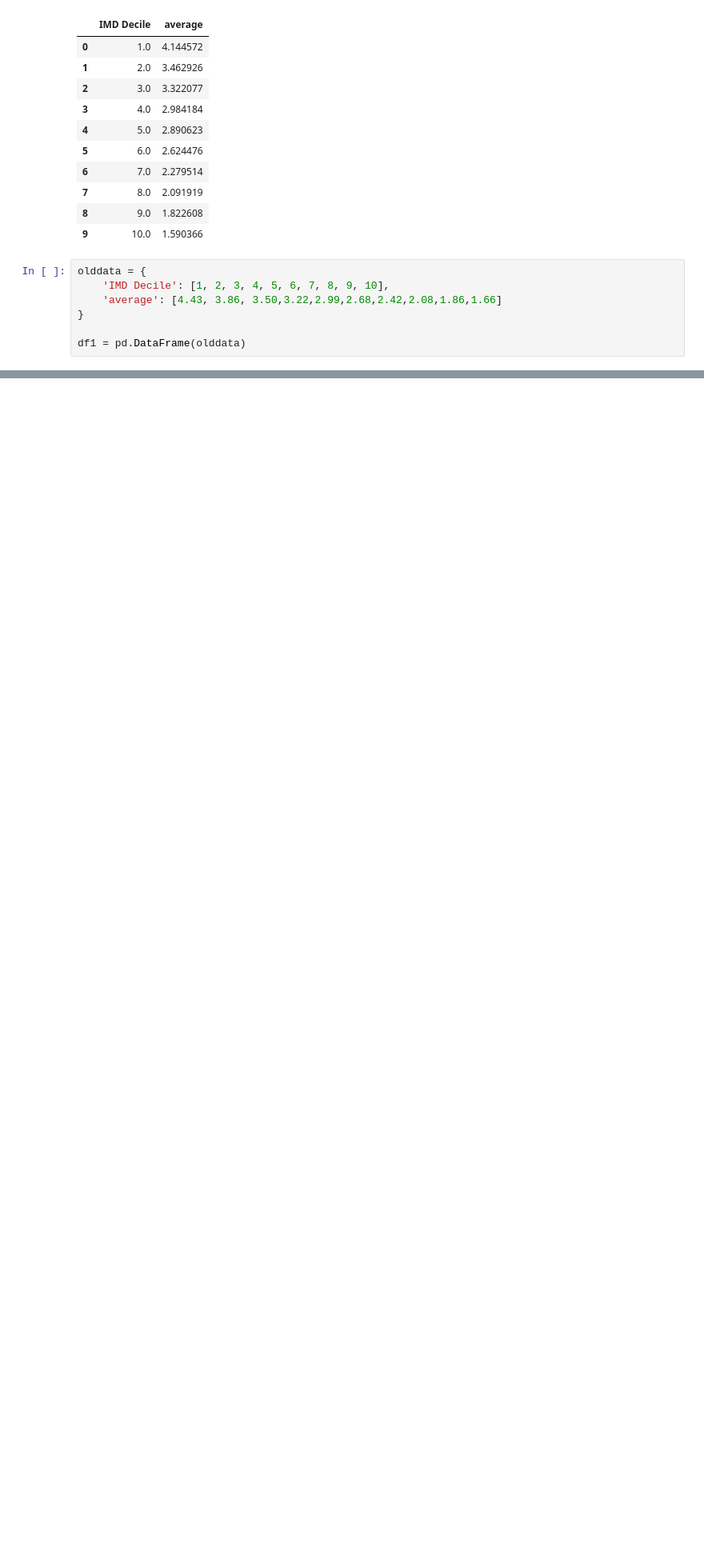
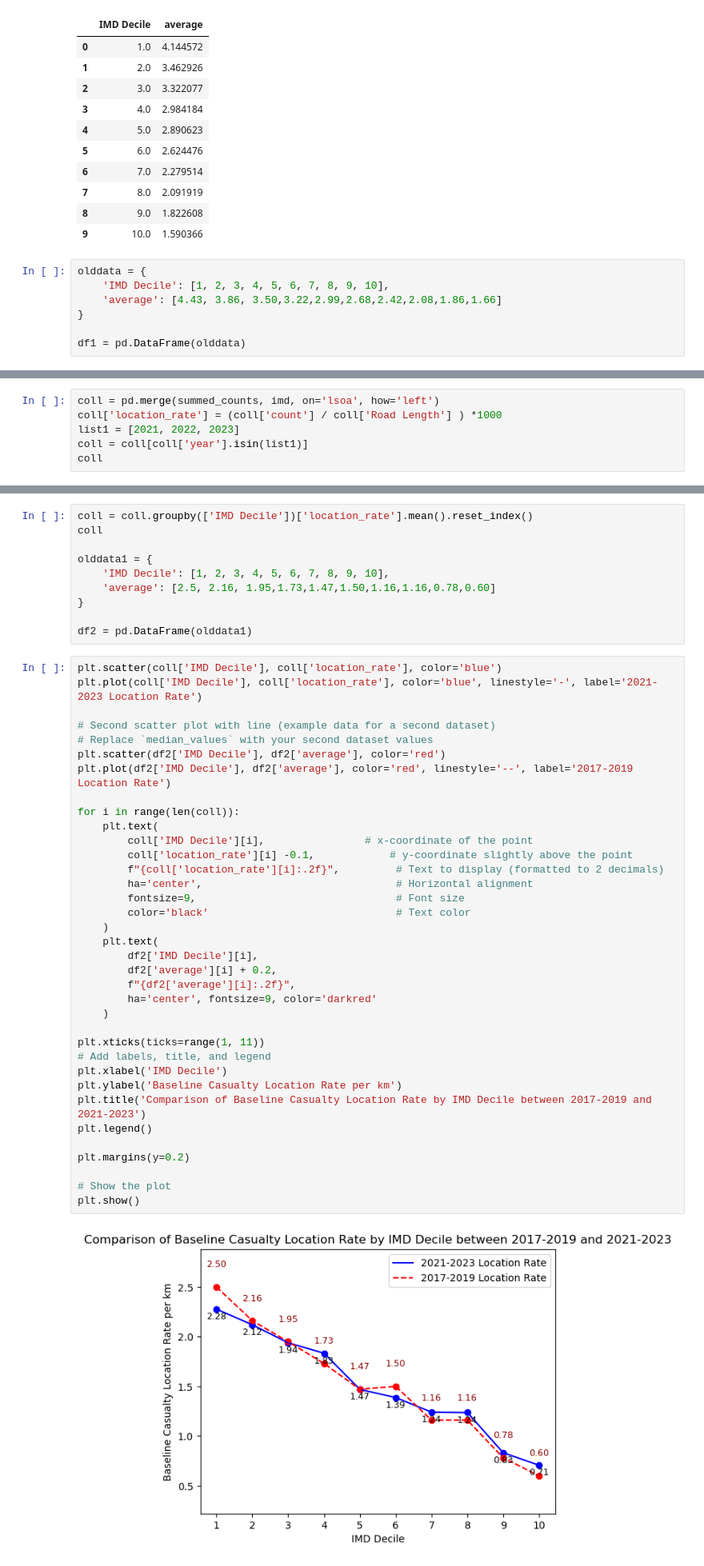
Before and after one commit to jwkee0420/Quantitative-Methods, a Jupyter notebook: Jin_safety_descriptive_statistics.ipynb, the cells around one changed output, grey strips where cells are left out. Shown at 80% size. Cells and saved outputs as stored; diff of their text form; blank space fills up the shorter version.

Commit message:
casualtylocationrate

```diff
--- a/Jin_safety_descriptive_statistics.ipynb
+++ b/Jin_safety_descriptive_statistics.ipynb
@@ -618,0 +675,6 @@ plt.show()
+# %%
+coll = pd.merge(summed_counts, imd, on='lsoa', how='left')
+coll['location_rate'] = (coll['count'] / coll['Road Length'] ) *1000
+list1 = [2021, 2022, 2023]
+coll = coll[coll['year'].isin(list1)]
+coll
@@ -618,0 +695,48 @@ plt.show()
+# %%
+coll = coll.groupby(['IMD Decile'])['location_rate'].mean().reset_index()
+coll
+
+olddata1 = {
+    'IMD Decile': [1, 2, 3, 4, 5, 6, 7, 8, 9, 10],
+    'average': [2.5, 2.16, 1.95,1.73,1.47,1.50,1.16,1.16,0.78,0.60]
+}
+
+df2 = pd.DataFrame(olddata1)
+# %%
+plt.scatter(coll['IMD Decile'], coll['location_rate'], color='blue')
+plt.plot(coll['IMD Decile'], coll['location_rate'], color='blue', linestyle='-', label='2021-2023 Location Rate')
+
+# Second scatter plot with line (example data for a second dataset)
+# Replace `median_values` with your second dataset values
+plt.scatter(df2['IMD Decile'], df2['average'], color='red')
+plt.plot(df2['IMD Decile'], df2['average'], color='red', linestyle='--', label='2017-2019 Location Rate')
+
+for i in range(len(coll)):
+    plt.text(
+        coll['IMD Decile'][i],                # x-coordinate of the point
+        coll['location_rate'][i] -0.1,            # y-coordinate slightly above the point
+        f"{coll['location_rate'][i]:.2f}",         # Text to display (formatted to 2 decimals)
+        ha='center',                               # Horizontal alignment
+        fontsize=9,                                # Font size
+        color='black'                              # Text color
+    )
+    plt.text(
+        df2['IMD Decile'][i],
+        df2['average'][i] + 0.2,
+        f"{df2['average'][i]:.2f}",
+        ha='center', fontsize=9, color='darkred'
+    )
+
+plt.xticks(ticks=range(1, 11))
+# Add labels, title, and legend
+plt.xlabel('IMD Decile')
+plt.ylabel('Baseline Casualty Location Rate per km')
+plt.title('Comparison of Baseline Casualty Location Rate by IMD Decile between 2017-2019 and 2021-2023')
+plt.legend()
+
+plt.margins(y=0.2)
+
+# Show the plot
+plt.show()
+# %% [output]
+[figure, added]
```
Also changed, not shown: parts of 7 cells of this notebook.
